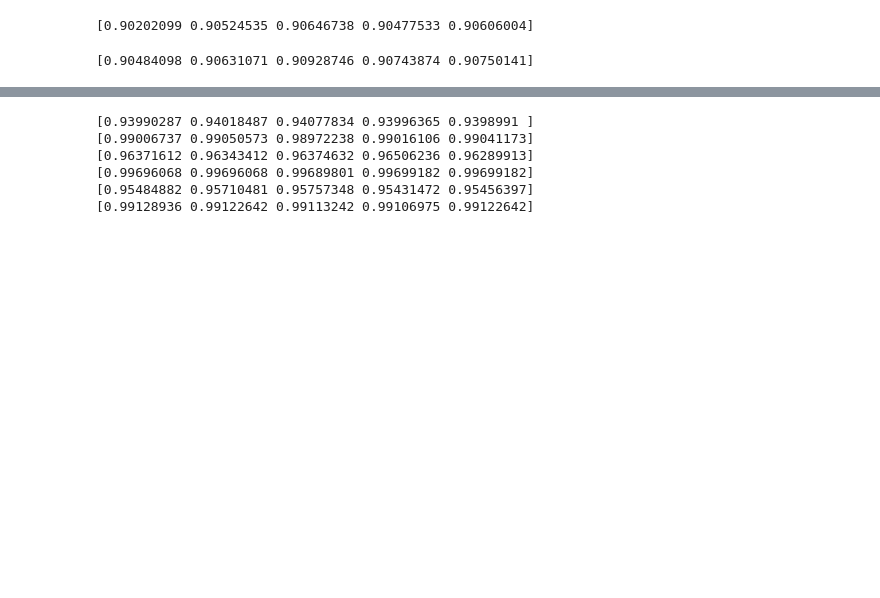
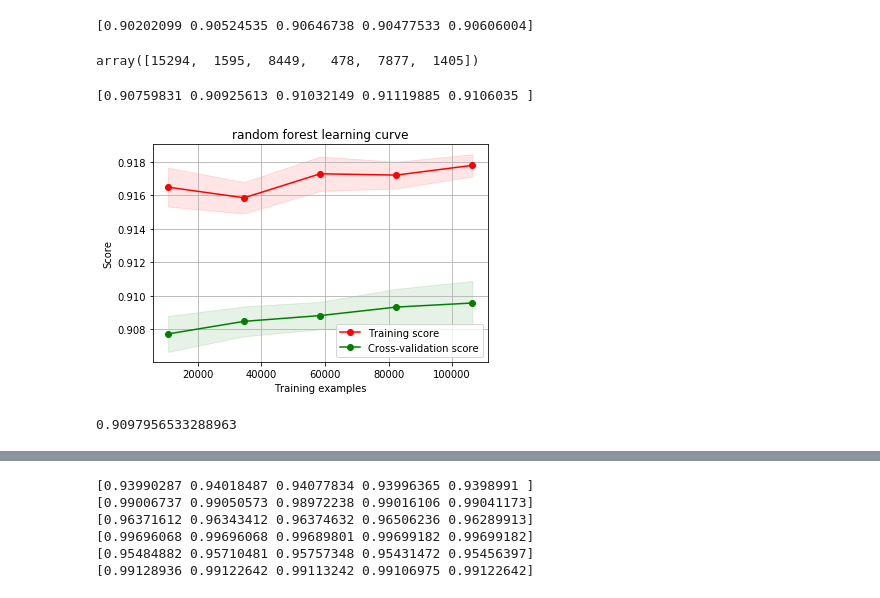
Before and after one commit to taichouhb/ToxicDetector, a Jupyter notebook: OtherClassifiers.ipynb, the cells around one changed output, grey strips where cells are left out. Saved outputs shown, nothing was run; the diff lists cells and outputs as text; code cells hidden in the pictures; blank space fills up the shorter version.

Commit message:
add random_forest best classifier label

```diff
--- a/OtherClassifiers.ipynb
+++ b/OtherClassifiers.ipynb
@@ -71,9 +83,13 @@ for feat in test_x:
 f.close()
 # %% [output]
 [0.90202099 0.90524535 0.90646738 0.90477533 0.90606004]
+# %%
+np.sum(train_y,axis=0)
+# %% [output]
+array([15294,  1595,  8449,   478,  7877,  1405])
 # %%
-rf = RandomForestClassifier(n_estimators=100)
+rf = RandomForestClassifier(n_estimators=300,min_samples_leaf=4)
 rf_cv_results=cross_validate(rf,train_x,train_y,cv=5,return_estimator=True,return_train_score=False)
 print(rf_cv_results['test_score'])
 # %% [output]
-[0.90484098 0.90631071 0.90928746 0.90743874 0.90750141]
+[0.90759831 0.90925613 0.91032149 0.91119885 0.9106035 ]
@@ -79,0 +180,8 @@ print(rf_cv_results['test_score'])
+# %%
+
+plot_learning_curve(rf,"random forest learning curve",train_x,train_y)
+plt.show()
+np.mean(rf_cv_results['test_score'])
+# %% [output]
+[figure, added]
+0.9097956533288963
```
Also changed, not shown: parts of 11 cells of this notebook, 1 other file.
